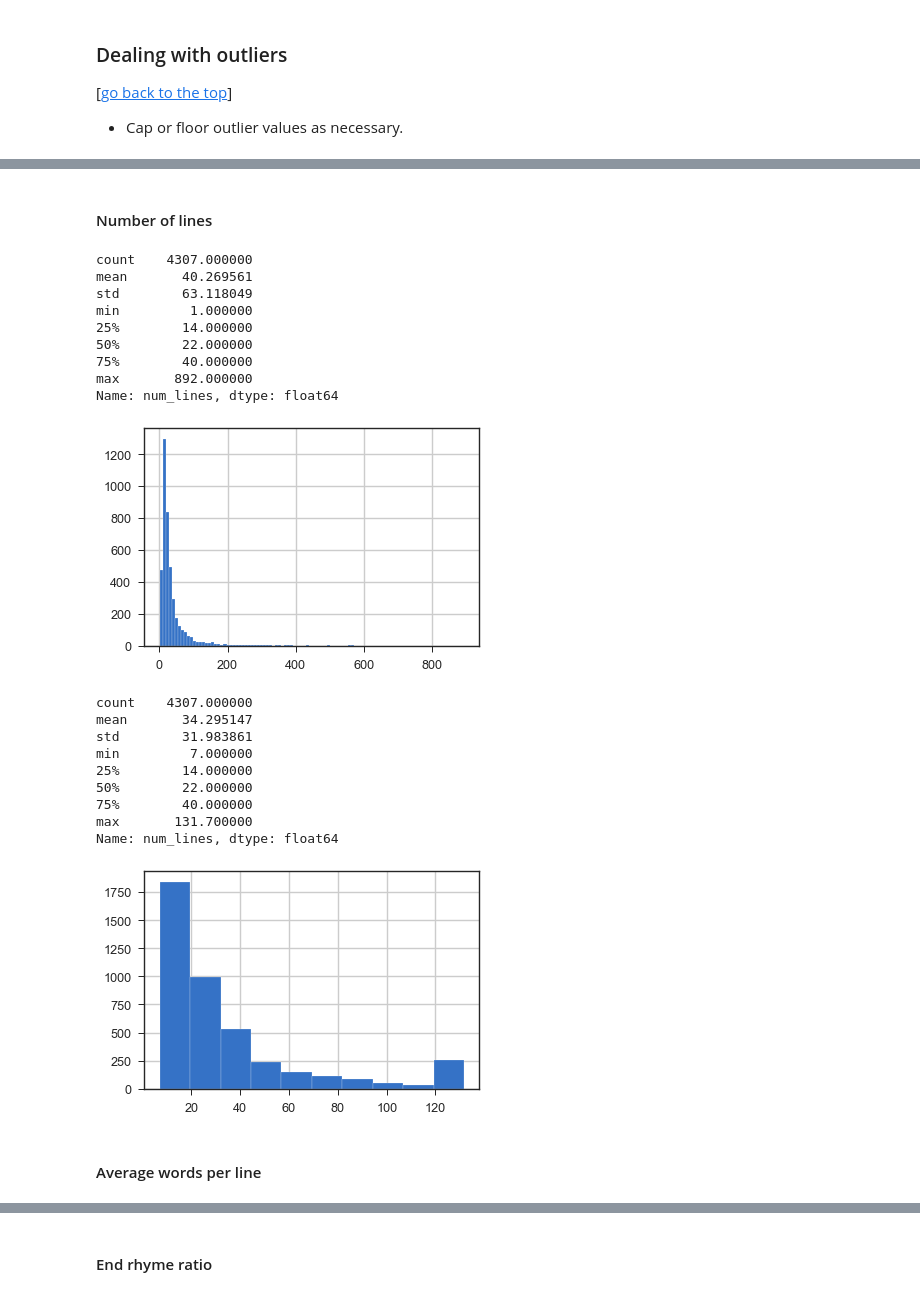
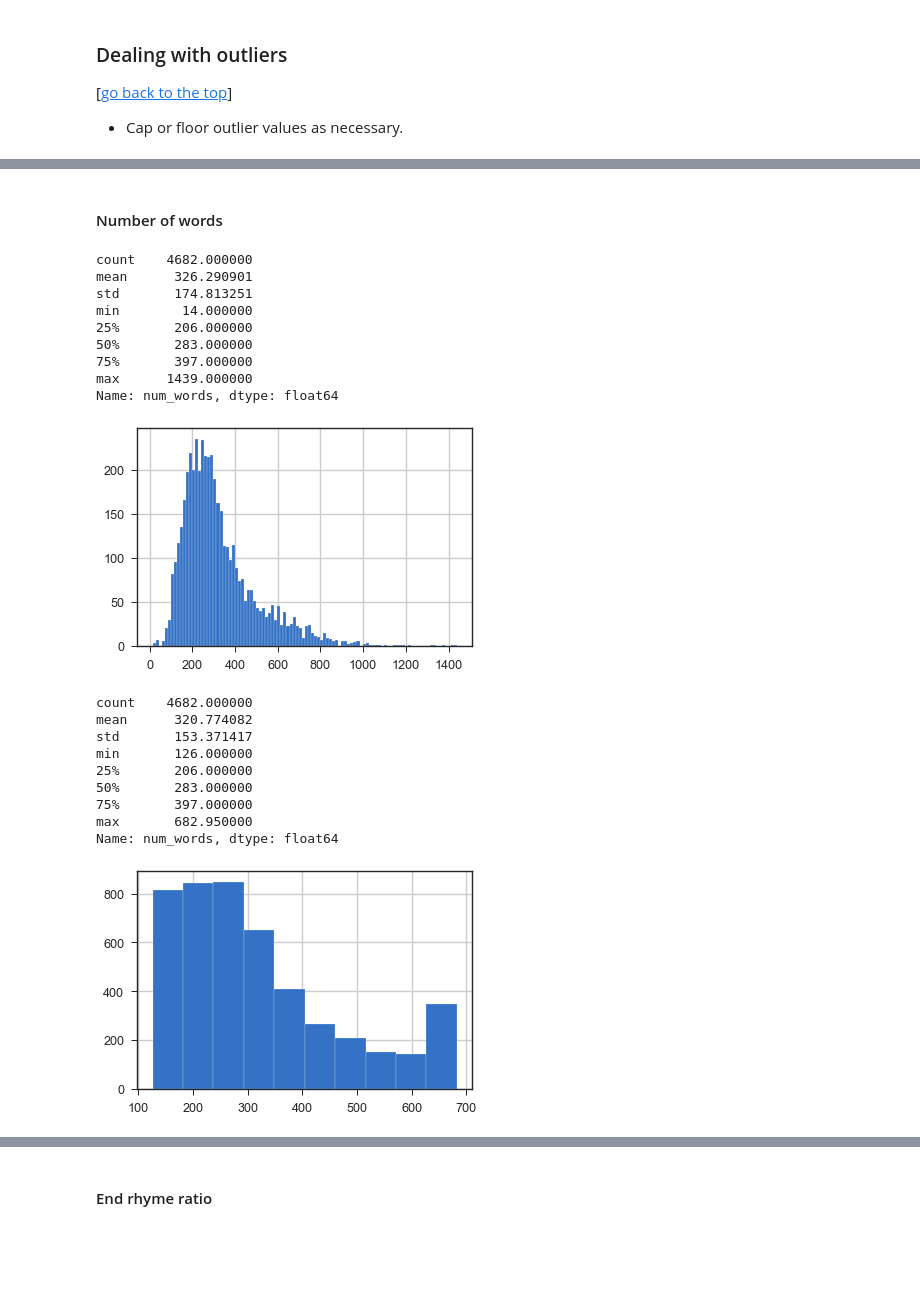
Before and after one commit to p-szymo/lyrics_thru_decades, a Jupyter notebook: 04_modeling.ipynb, the cells around one changed output, grey strips where cells are left out. Cells and saved outputs as stored; diff of their text form; code cells hidden in the pictures; blank space fills up the shorter version.

```diff
--- a/04_modeling.ipynb
+++ b/04_modeling.ipynb
@@ -237,44 +240,42 @@ lexical_richness                  0.850402
 Name: 0.95, dtype: float64
 # %% [markdown]
-#### Number of lines
+#### Number of words
 # %%
 # descriptive stats
-df.num_lines.describe()
+df.num_words.describe()
 # %% [output]
-count    4307.000000
-mean       40.269561
-std        63.118049
-min         1.000000
-25%        14.000000
-50%        22.000000
-75%        40.000000
-max       892.000000
-Name: num_lines, dtype: float64
+count    4682.000000
+mean      326.290901
+std       174.813251
+min        14.000000
+25%       206.000000
+50%       283.000000
+75%       397.000000
+max      1439.000000
+Name: num_words, dtype: float64
 # %%
 # current distribution
-df.num_lines.hist(bins=100);
+df.num_words.hist(bins=100);
 # %% [output]
-[figure, old version]
+[figure, new version]
 # %%
 # cap/floor outliers
-df_capped['num_lines'] = winsorizer(df['num_lines'])
+df_capped['num_words'] = winsorizer(df['num_words'])
 
 # descriptive stats
-df_capped['num_lines'].describe()
+df_capped['num_words'].describe()
 # %% [output]
-count    4307.000000
-mean       34.295147
-std        31.983861
-min         7.000000
-25%        14.000000
-50%        22.000000
-75%        40.000000
-max       131.700000
-Name: num_lines, dtype: float64
+count    4682.000000
+mean      320.774082
+std       153.371417
+min       126.000000
+25%       206.000000
+50%       283.000000
+75%       397.000000
+max       682.950000
+Name: num_words, dtype: float64
 # %%
 # new distribution
-df_capped.num_lines.hist();
+df_capped.num_words.hist();
 # %% [output]
-[figure, old version]
+[figure, new version]
-# %% [markdown]
-#### Average words per line
```
Also changed, not shown: parts of 63 cells of this notebook.
